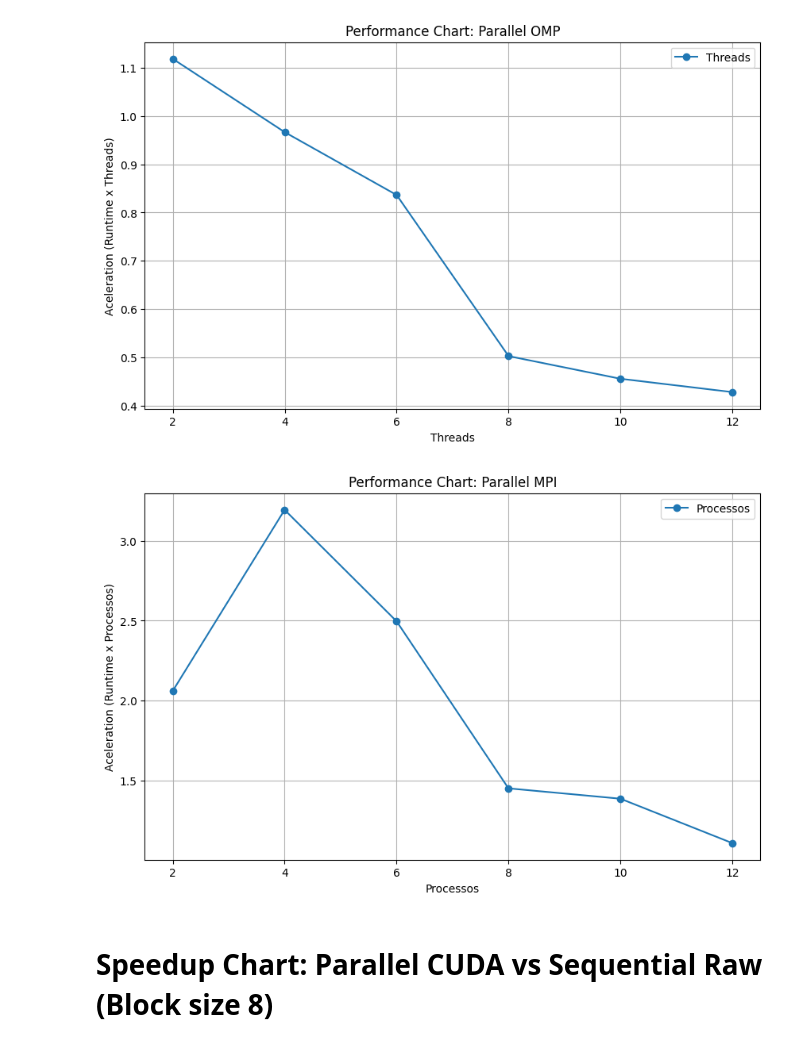
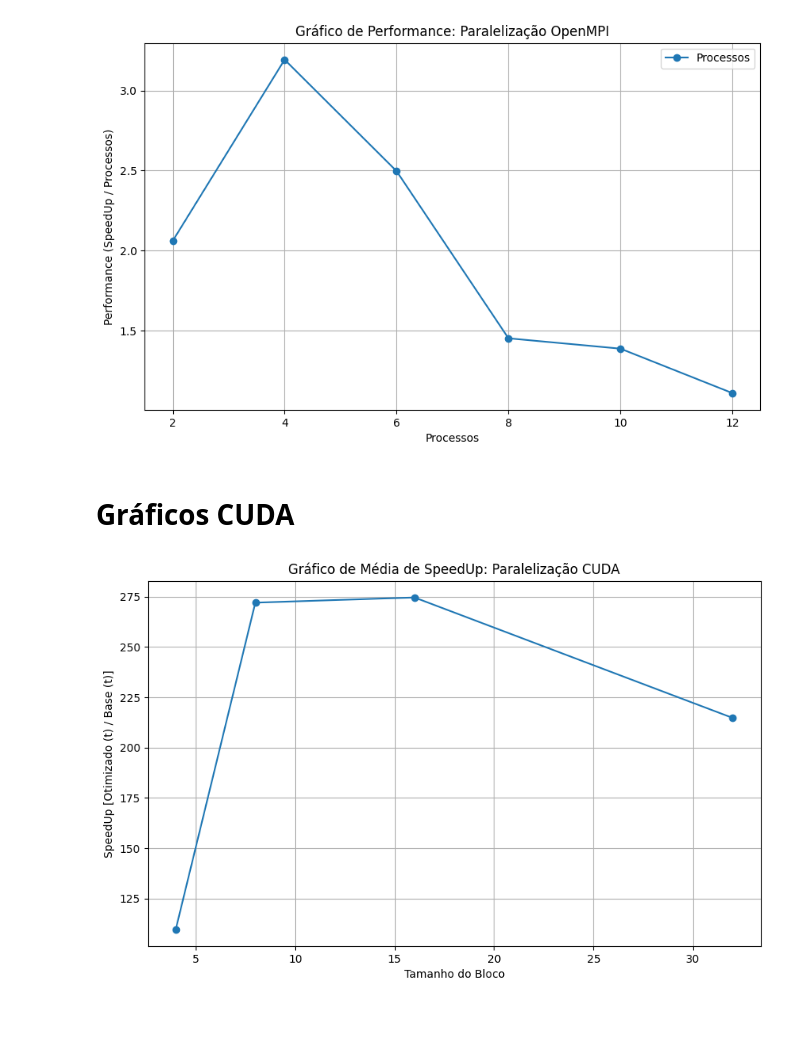
Before and after one commit to masterkey-07/pcd-simulation, a Jupyter notebook: analysis/graphs.ipynb, the cells around one changed output. Drawn from its saved outputs; the diff is of its cells as text; code cells hidden in the pictures; blank space fills up the shorter version.

```diff
--- a/analysis/graphs.ipynb
+++ b/analysis/graphs.ipynb
@@ -75,18 +167,18 @@ plt.show()
 # %%
-mpi_12_threads = parallel_mpi[parallel_mpi["processes"] == 6]
+# mpi_12_threads = parallel_mpi[parallel_mpi["processes"] == 6]
 
-plt.figure(figsize=(10, 6))
+# plt.figure(figsize=(10, 6))
 
-for grid_size in mpi_12_threads["grid_size"].unique():
+# for grid_size in mpi_12_threads["grid_size"].unique():
 
-    mpi_subset = mpi_12_threads[mpi_12_threads["grid_size"] == grid_size].reset_index()
-    raw_subset = seq_raw[seq_raw["grid_size"] == grid_size].reset_index()
+#     mpi_subset = mpi_12_threads[mpi_12_threads["grid_size"] == grid_size].reset_index()
+#     raw_subset = seq_raw[seq_raw["grid_size"] == grid_size].reset_index()
 
-    plt.plot(mpi_subset["iterations"], raw_subset["runtime"] / mpi_subset["runtime"], label=f"Grid Size {grid_size}", marker='o')
+#     plt.plot(mpi_subset["iterations"], raw_subset["runtime"] / mpi_subset["runtime"], label=f"Tamanho da Matriz {grid_size}", marker='o')
 
-plt.xlabel("Iterações")
-plt.ylabel("Speedup")
-plt.title("Gráfico de Speedup: Paralelizado OpenMPI (6 threads) vs Algoritmo Base")
-plt.grid()
-plt.legend()
-plt.show()
+# plt.xlabel("Iterações")
+# plt.ylabel("Speedup")
+# plt.title("Gráfico de Speedup: Paralelizado OpenMPI (6 threads) vs Algoritmo Base")
+# plt.grid()
+# plt.legend()
+# plt.show()
@@ -95,13 +185,13 @@ plt.show()
 # %%
 plt.figure(figsize=(10, 6))
 
-data = parallel_omp[parallel_omp['grid_size'] == 6000].reset_index()
+data = parallel_mpi[parallel_mpi['grid_size'] == 6000].reset_index()
 raw_subset = seq_raw[seq_raw["grid_size"] == 6000].reset_index()
 
 average = []
 
-for threads in data["thread"].unique():
-    mpi_subset = data[data["thread"] == threads].reset_index()
+for threads in data["processes"].unique():
+    mpi_subset = data[data["processes"] == threads].reset_index()
 
     speedup =  raw_subset["runtime"] / mpi_subset["runtime"]
 
@@ -109,43 +199,42 @@ for threads in data["thread"].unique():
 
     average.append(performance.mean())
 
-plt.plot(data['thread'].unique(), average, label=f"Threads", marker='o')
+plt.plot(data['processes'].unique(), average, label=f"Processos", marker='o')
 
-plt.xlabel("Threads")
-plt.ylabel("Aceleration (Runtime x Threads)")
-plt.title("Performance Chart: Parallel OMP")
+plt.xlabel("Processos")
+plt.ylabel("Performance (SpeedUp / Processos)")
+plt.title("Gráfico de Performance: Paralelização OpenMPI")
 plt.legend()
 plt.grid()
 plt.show()
 # %% [output]
-[figure, old version]
+[figure, new version]
+# %% [markdown]
+# Gráficos CUDA
 # %%
 plt.figure(figsize=(10, 6))
 
-data = parallel_mpi[parallel_mpi['grid_size'] == 6000].reset_index()
-raw_subset = seq_raw[seq_raw["grid_size"] == 6000].reset_index()
+data = parallel_cuda[parallel_cuda['grid_size'] == 2000].reset_index()
+raw_subset = seq_raw[seq_raw["grid_size"] == 2000].reset_index()
 
 average = []
 
-for threads in data["processes"].unique():
-    mpi_subset = data[data["processes"] == threads].reset_index()
+for threads in data["block_size"].unique():
+    cuda_subset = data[data["block_size"] == threads].reset_index()
 
-    speedup =  raw_subset["runtime"] / mpi_subset["runtime"]
+    speedup =  raw_subset["runtime"] / cuda_subset["runtime"]
 
-    performance:pd.Series = speedup / threads
+    performance:pd.Series = speedup
 
     average.append(performance.mean())
 
-plt.plot(data['processes'].unique(), average, label=f"Processos", marker='o')
+plt.plot(data['block_size'].unique(), average, marker='o')
 
-plt.xlabel("Processos")
-plt.ylabel("Aceleration (Runtime x Processos)")
-plt.title("Performance Chart: Parallel MPI")
-plt.legend()
+plt.xlabel("Tamanho do Bloco")
+plt.ylabel("SpeedUp [Otimizado (t) / Base (t)]")
+plt.title("Gráfico de Média de SpeedUp: Paralelização CUDA")
 plt.grid()
 plt.show()
 # %% [output]
-[figure, old version]
+[figure, new version]
-# %% [markdown]
-# Speedup Chart: Parallel CUDA vs Sequential Raw (Block size 8)
 # %%
```
Also changed, not shown: parts of 21 cells of this notebook, 35 other files.
